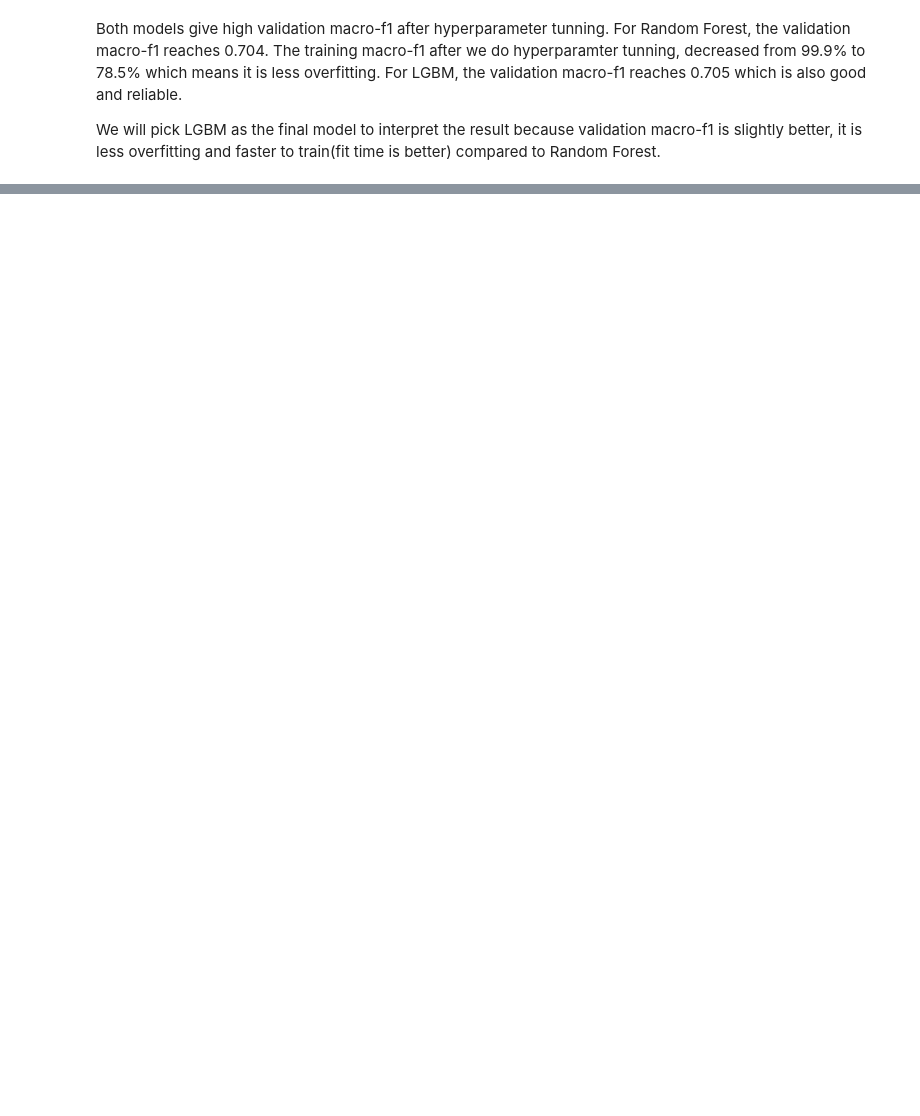
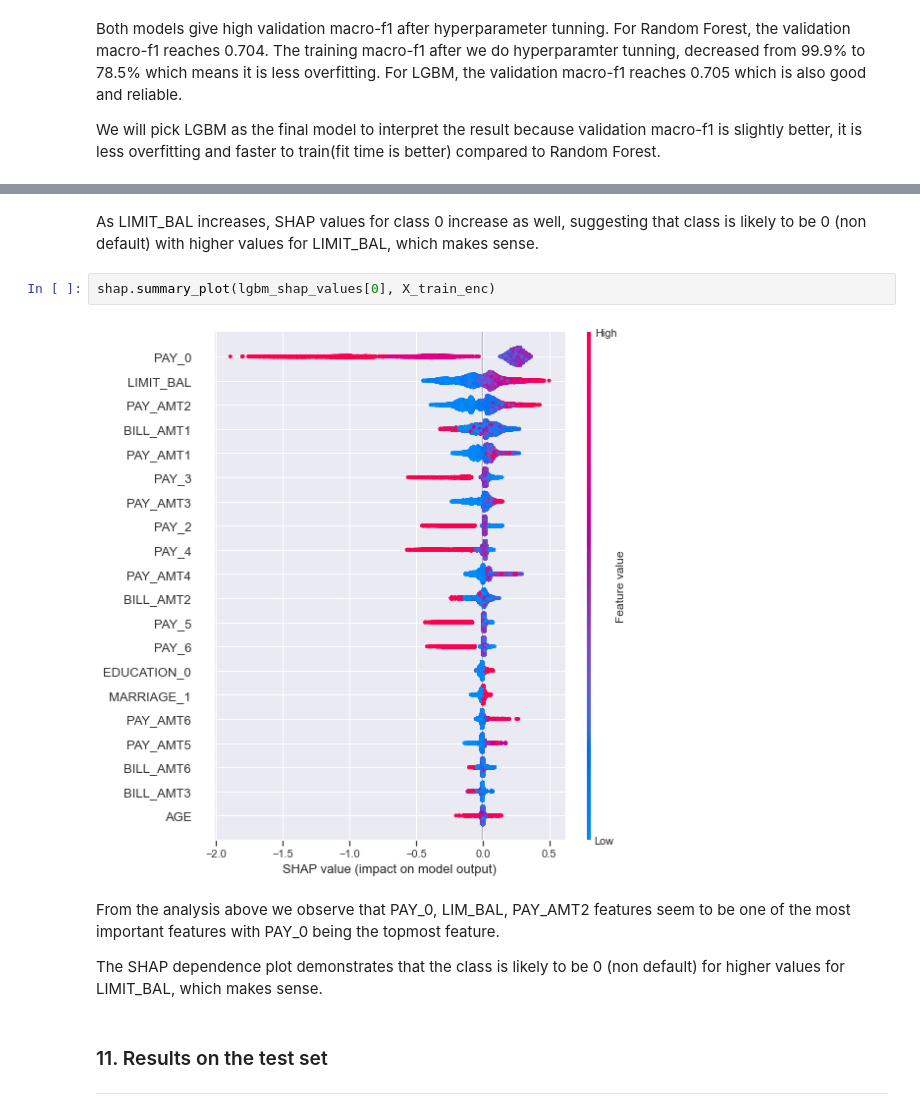
Before and after one commit to sheenasalwan/creditcard_defaulter_classification, a Jupyter notebook: creditcard_defaulter_classification.ipynb, the cells around one changed output, grey strips where cells are left out. Drawn from its saved outputs; the diff is of its cells as text; blank space fills up the shorter version.

```diff
--- a/creditcard_defaulter_classification.ipynb
+++ b/creditcard_defaulter_classification.ipynb
@@ -599,0 +771,13 @@ We will pick LGBM as the final model to interpret the result because validation
+# %% [markdown]
+As LIMIT_BAL increases, SHAP values for class 0 increase as well, suggesting that class is likely to be 0 (non default) with higher values for LIMIT_BAL, which makes sense.
+# %%
+shap.summary_plot(lgbm_shap_values[0], X_train_enc)
+# %% [output]
+[figure, added]
+# %% [markdown]
+From the analysis above we observe that PAY_0, LIM_BAL, PAY_AMT2 features seem to be one of the most important features with PAY_0 being the topmost feature.
+
+The SHAP dependence plot demonstrates that the class is likely to be 0 (non default) for higher values for LIMIT_BAL, which makes sense.
+# %% [markdown]
+### 11. Results on the test set
+<hr>
```
Also changed, not shown: parts of 54 cells of this notebook.
